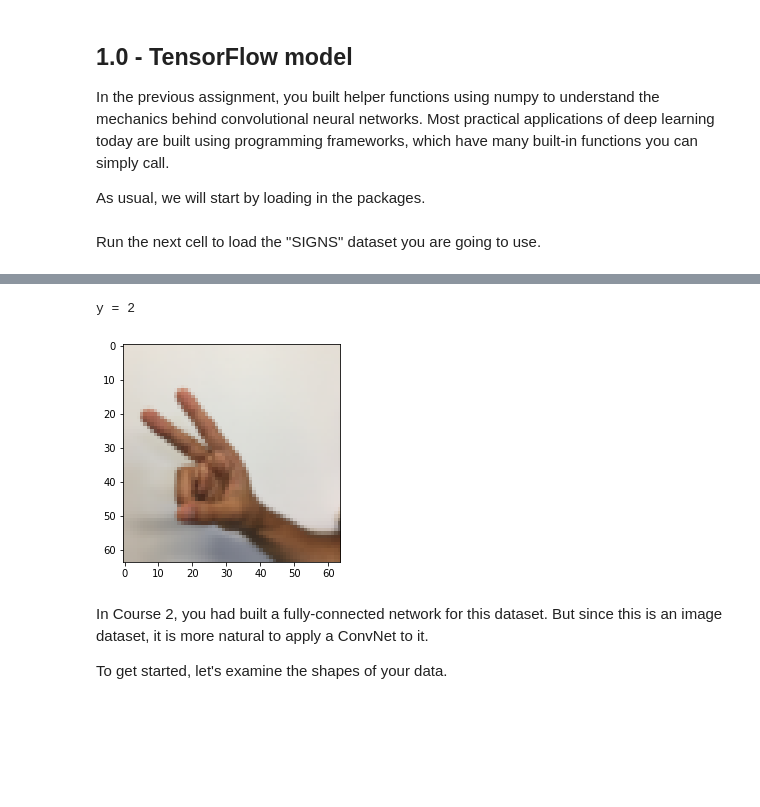
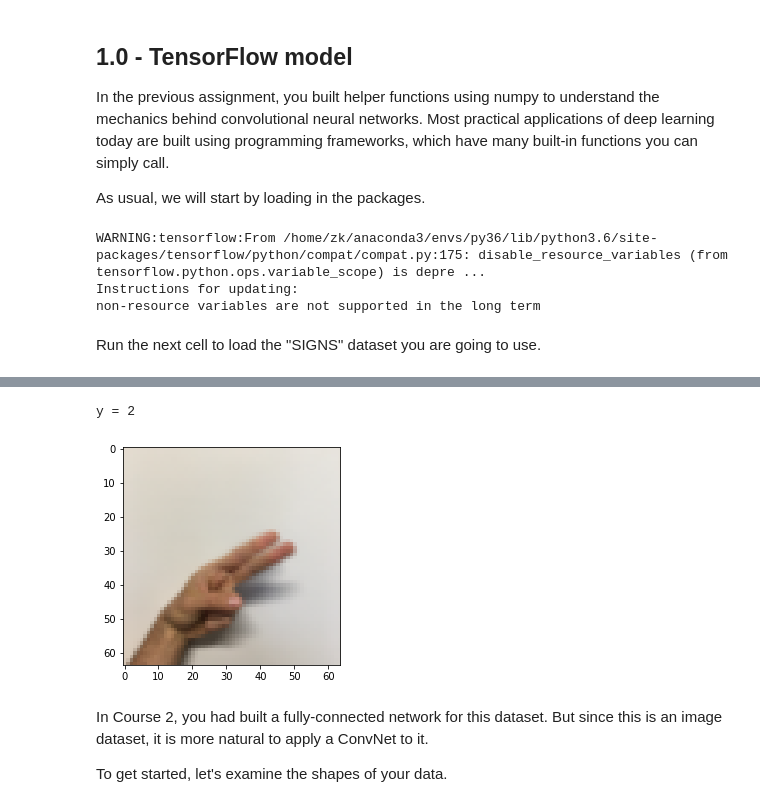
Before and after one commit to desertzk/deeplearning, a Jupyter notebook: section4_CNN/week1/assignment/Convolution+model+-+Application+-+v1.ipynb, the cells around one changed output, grey strips where cells are left out. Cells and saved outputs as stored; diff of their text form; code cells hidden in the pictures; blank space fills up the shorter version.

```diff
--- a/section4_CNN/week1/assignment/Convolution+model+-+Application+-+v1.ipynb
+++ b/section4_CNN/week1/assignment/Convolution+model+-+Application+-+v1.ipynb
@@ -26,14 +26,18 @@ import scipy
 from PIL import Image
 from scipy import ndimage
 import tensorflow as tf
-# import tensorflow.compat.v1 as tf
-# tf.disable_v2_behavior()
+import tensorflow.compat.v1 as tf
+tf.disable_v2_behavior()
 # 因为我电脑是tf2
 from tensorflow.python.framework import ops
 from cnn_utils import *
 
 %matplotlib inline
 np.random.seed(1)
+# %% [output]
+WARNING:tensorflow:From /home/zk/anaconda3/envs/py36/lib/python3.6/site-packages/tensorflow/python/compat/compat.py:175: disable_resource_variables (from tensorflow.python.ops.variable_scope) is depre ...
+Instructions for updating:
+non-resource variables are not supported in the long term
 # %% [markdown]
 Run the next cell to load the "SIGNS" dataset you are going to use.
 # %%
@@ -47,12 +51,12 @@ As a reminder, the SIGNS dataset is a collection of 6 signs representing numbers
 The next cell will show you an example of a labelled image in the dataset. Feel free to change the value of `index` below and re-run to see different examples.
 # %%
 # Example of a picture
-index = 6
+index = 2
 plt.imshow(X_train_orig[index])
 print ("y = " + str(np.squeeze(Y_train_orig[:, index])))
 # %% [output]
 y = 2
-[figure, old version]
+[figure, new version]
 # %% [markdown]
 In Course 2, you had built a fully-connected network for this dataset. But since this is an image dataset, it is more natural to apply a ConvNet to it.
 
```
Also changed, not shown: parts of 5 cells of this notebook, 2 other files.
